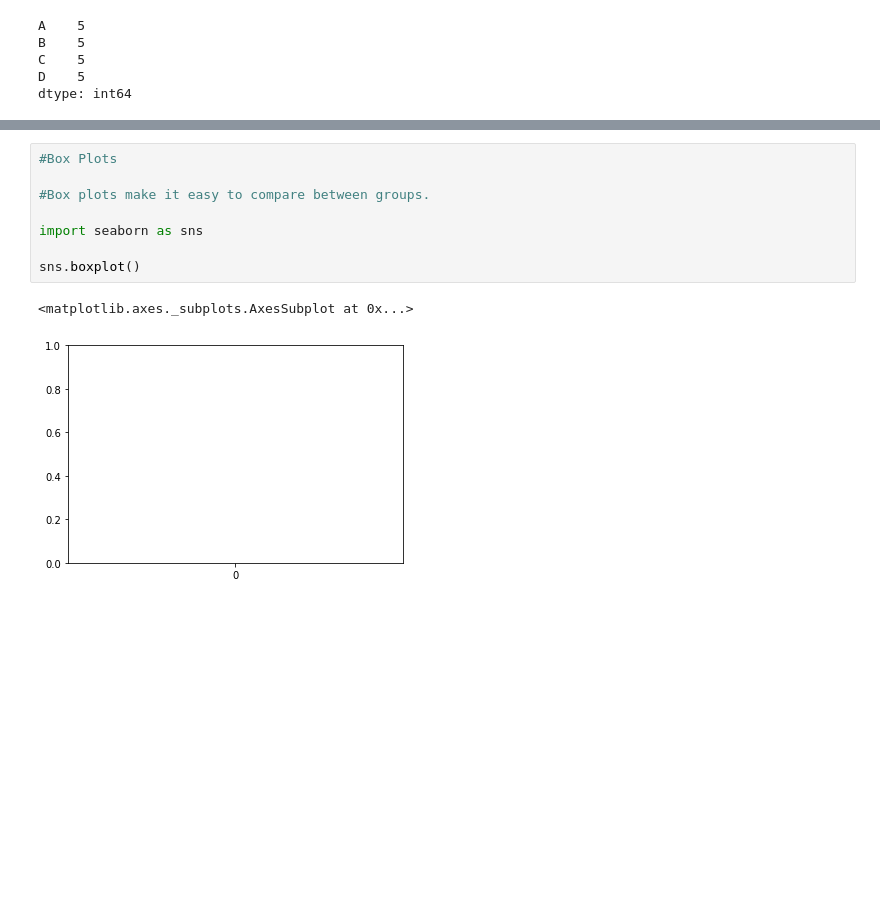
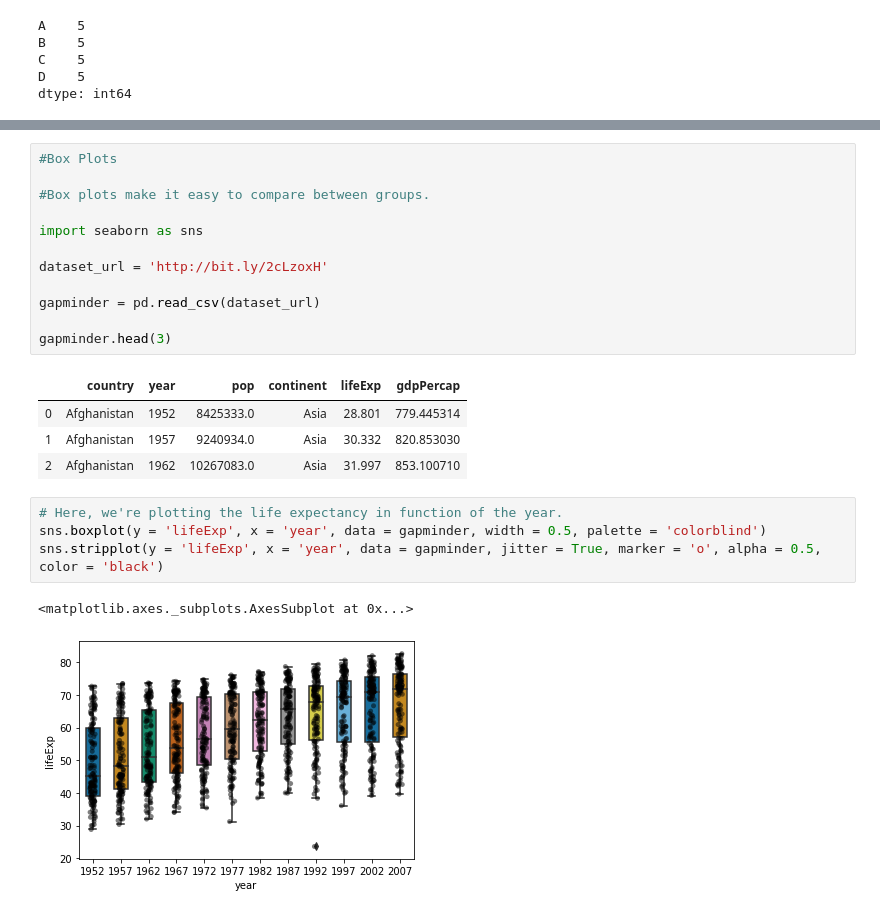
Before and after one commit to hahafael/IBM-s_data_science_course, a Jupyter notebook: Module 3 - Exploratory Data Analysis .ipynb, the cells around one changed output, grey strips where cells are left out. Drawn from its saved outputs; the diff is of its cells as text; blank space fills up the shorter version.

Commit message:
some visualization and grouping

```diff
--- a/Module 3 - Exploratory Data Analysis .ipynb
+++ b/Module 3 - Exploratory Data Analysis .ipynb
@@ -67,7 +66,20 @@ Name: D, dtype: int64
 
 import seaborn as sns
 
-sns.boxplot()
+dataset_url = 'http://bit.ly/2cLzoxH'
+
+gapminder = pd.read_csv(dataset_url)
+
+gapminder.head(3)
 # %% [output]
-<matplotlib.axes._subplots.AxesSubplot at 0x...>
-[figure, removed]
+|  | country | year | pop | continent | lifeExp | gdpPercap |
+| 0 | Afghanistan | 1952 | 8425333.0 | Asia | 28.801 | 779.445314 |
+| 1 | Afghanistan | 1957 | 9240934.0 | Asia | 30.332 | 820.853030 |
+| 2 | Afghanistan | 1962 | 10267083.0 | Asia | 31.997 | 853.100710 |
+# %%
+# Here, we're plotting the life expectancy in function of the year.
+sns.boxplot(y = 'lifeExp', x = 'year', data = gapminder, width = 0.5, palette = 'colorblind')
+sns.stripplot(y = 'lifeExp', x = 'year', data = gapminder, jitter = True, marker = 'o', alpha = 0.5, color = 'black')
+# %% [output]
+<matplotlib.axes._subplots.AxesSubplot at 0x...>
+[figure, added]
```
Also changed, not shown: parts of 13 cells of this notebook.
